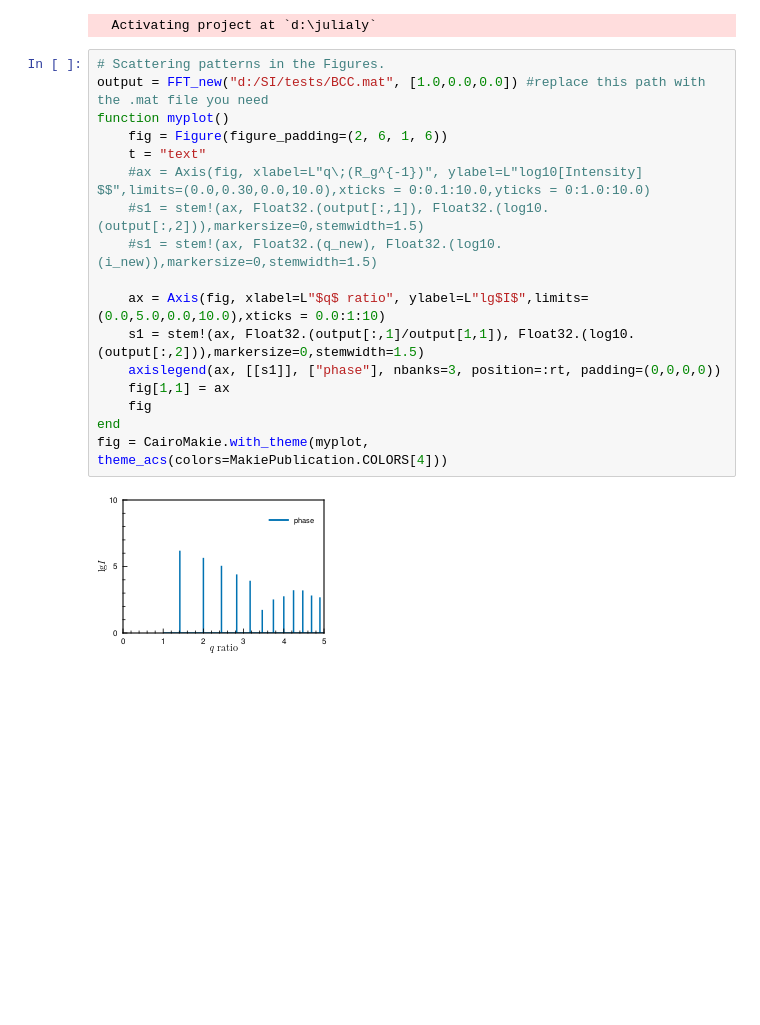
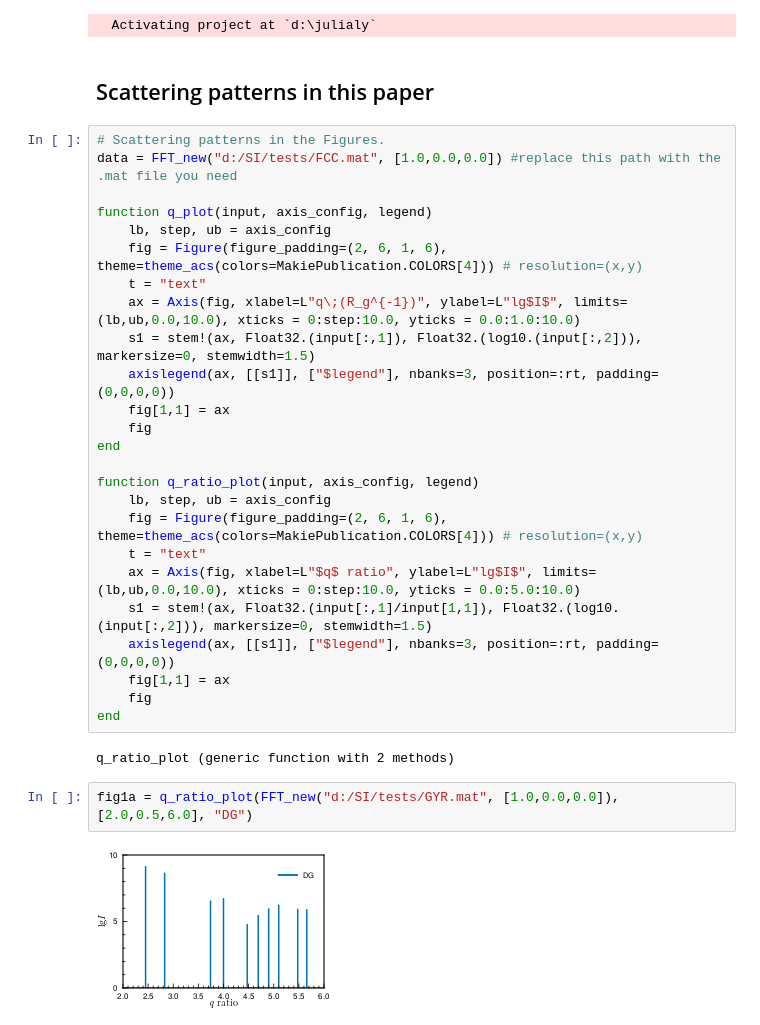
Before and after one commit to DShKM118/Supporting-Infomation-for-SAIS, a Jupyter notebook: SAIS_demo.ipynb, the cells around one changed output. Cells and saved outputs as stored; diff of their text form; blank space fills up the shorter version.

```diff
--- a/SAIS_demo.ipynb
+++ b/SAIS_demo.ipynb
@@ -8,22 +12,36 @@ reference3d = read(mat, "dict")
 close(mat)
 # %% [output]
   Activating project at `d:\julialy`
+# %% [markdown]
+## Scattering patterns in this paper ##
 # %%
 # Scattering patterns in the Figures.
-output = FFT_new("d:/SI/tests/BCC.mat", [1.0,0.0,0.0]) #replace this path with the .mat file you need
-function myplot()
-    fig = Figure(figure_padding=(2, 6, 1, 6))
+data = FFT_new("d:/SI/tests/FCC.mat", [1.0,0.0,0.0]) #replace this path with the .mat file you need
+
+function q_plot(input, axis_config, legend)
+    lb, step, ub = axis_config
+    fig = Figure(figure_padding=(2, 6, 1, 6), theme=theme_acs(colors=MakiePublication.COLORS[4])) # resolution=(x,y)
     t = "text"
-    #ax = Axis(fig, xlabel=L"q\;(R_g^{-1})", ylabel=L"log10[Intensity] $$",limits=(0.0,0.30,0.0,10.0),xticks = 0:0.1:10.0,yticks = 0:1.0:10.0)
-    #s1 = stem!(ax, Float32.(output[:,1]), Float32.(log10.(output[:,2])),markersize=0,stemwidth=1.5)
-    #s1 = stem!(ax, Float32.(q_new), Float32.(log10.(i_new)),markersize=0,stemwidth=1.5)
-
-    ax = Axis(fig, xlabel=L"$q$ ratio", ylabel=L"lg$I$",limits=(0.0,5.0,0.0,10.0),xticks = 0.0:1:10)
-    s1 = stem!(ax, Float32.(output[:,1]/output[1,1]), Float32.(log10.(output[:,2])),markersize=0,stemwidth=1.5)
-    axislegend(ax, [[s1]], ["phase"], nbanks=3, position=:rt, padding=(0,0,0,0))
+    ax = Axis(fig, xlabel=L"q\;(R_g^{-1})", ylabel=L"lg$I$", limits=(lb,ub,0.0,10.0), xticks = 0:step:10.0, yticks = 0.0:1.0:10.0)
+    s1 = stem!(ax, Float32.(input[:,1]), Float32.(log10.(input[:,2])), markersize=0, stemwidth=1.5)
+    axislegend(ax, [[s1]], ["$legend"], nbanks=3, position=:rt, padding=(0,0,0,0))
     fig[1,1] = ax
     fig
 end
-fig = CairoMakie.with_theme(myplot, theme_acs(colors=MakiePublication.COLORS[4]))
+
+function q_ratio_plot(input, axis_config, legend)
+    lb, step, ub = axis_config
+    fig = Figure(figure_padding=(2, 6, 1, 6), theme=theme_acs(colors=MakiePublication.COLORS[4])) # resolution=(x,y)
+    t = "text"
+    ax = Axis(fig, xlabel=L"$q$ ratio", ylabel=L"lg$I$", limits=(lb,ub,0.0,10.0), xticks = 0:step:10.0, yticks = 0.0:5.0:10.0)
+    s1 = stem!(ax, Float32.(input[:,1]/input[1,1]), Float32.(log10.(input[:,2])), markersize=0, stemwidth=1.5)
+    axislegend(ax, [[s1]], ["$legend"], nbanks=3, position=:rt, padding=(0,0,0,0))
+    fig[1,1] = ax
+    fig
+end
 # %% [output]
-[figure, removed]
+q_ratio_plot (generic function with 2 methods)
+# %%
+fig1a = q_ratio_plot(FFT_new("d:/SI/tests/GYR.mat", [1.0,0.0,0.0]), [2.0,0.5,6.0], "DG")
+# %% [output]
+[figure, added]
```
Also changed, not shown: parts of 13 cells of this notebook, 1 other file.
